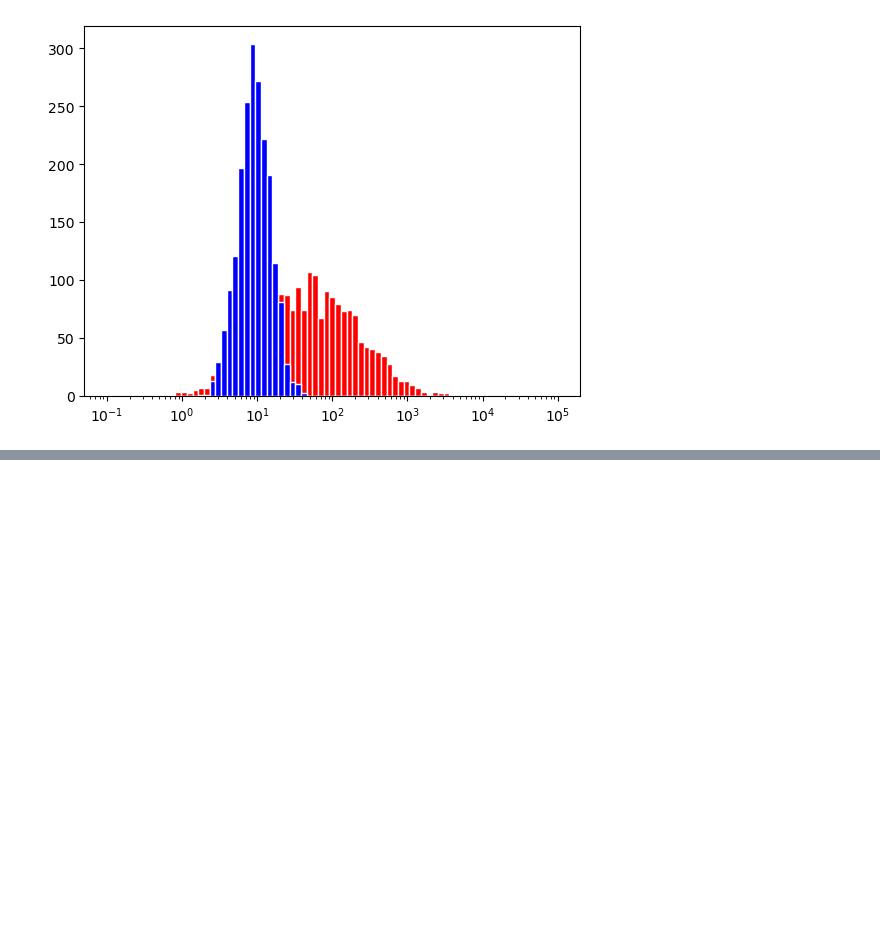
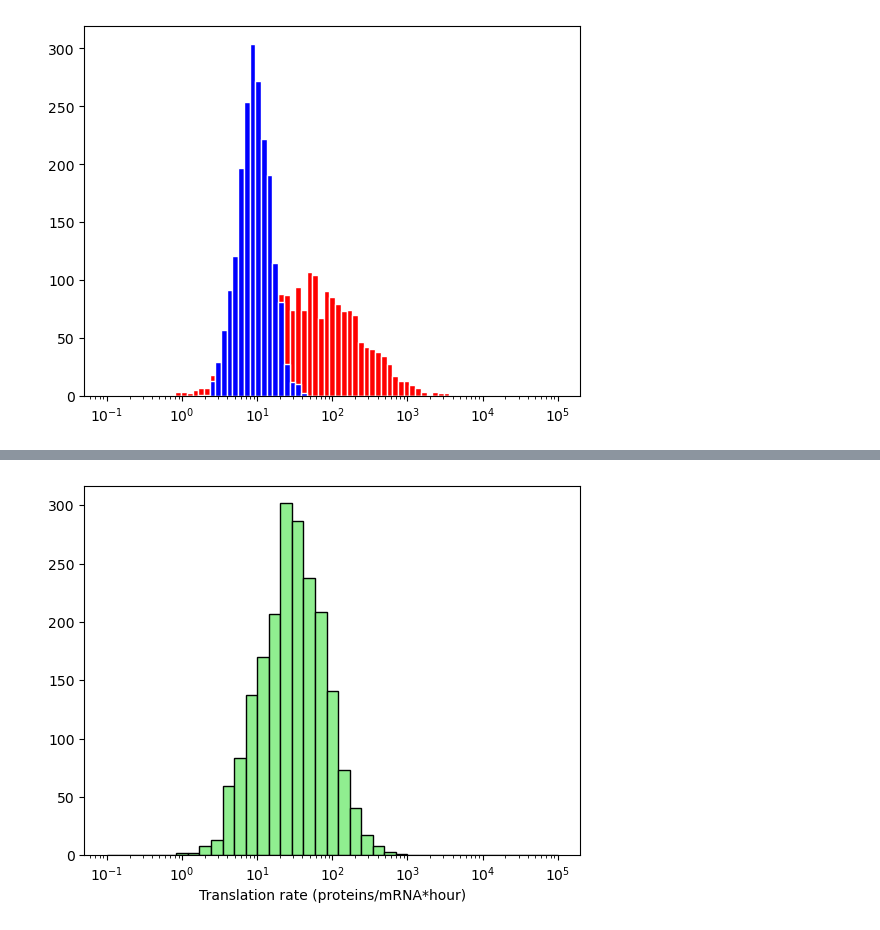
Before and after one commit to reliscu/chronocell_simulations, a Jupyter notebook: plot_ODE_params.ipynb, the cells around one changed output, grey strips where cells are left out. Drawn from its saved outputs; the diff is of its cells as text; code cells hidden in the pictures; blank space fills up the shorter version.

```diff
--- a/plot_ODE_params.ipynb
+++ b/plot_ODE_params.ipynb
@@ -104,0 +119,14 @@ np.min(gamma)
+# %%
+# Translation rate
+transl_rate = 30
+transl_rate_mu = np.log(transl_rate) # (per Fig. S6)
+transl_rate_sd = 1
+transl_rates = np.random.lognormal(transl_rate_mu, transl_rate_sd, size=n)
+
+log_bins = np.logspace(-1, 5, 40)
+plt.figure()
+plt.hist(transl_rates, bins=log_bins, color='lightgreen', edgecolor='black')
+plt.xscale('log')
+plt.xlabel("Translation rate (proteins/mRNA*hour)");
+# %% [output]
+[figure, added]
```
Also changed, not shown: parts of 13 cells of this notebook, 1 other file.
